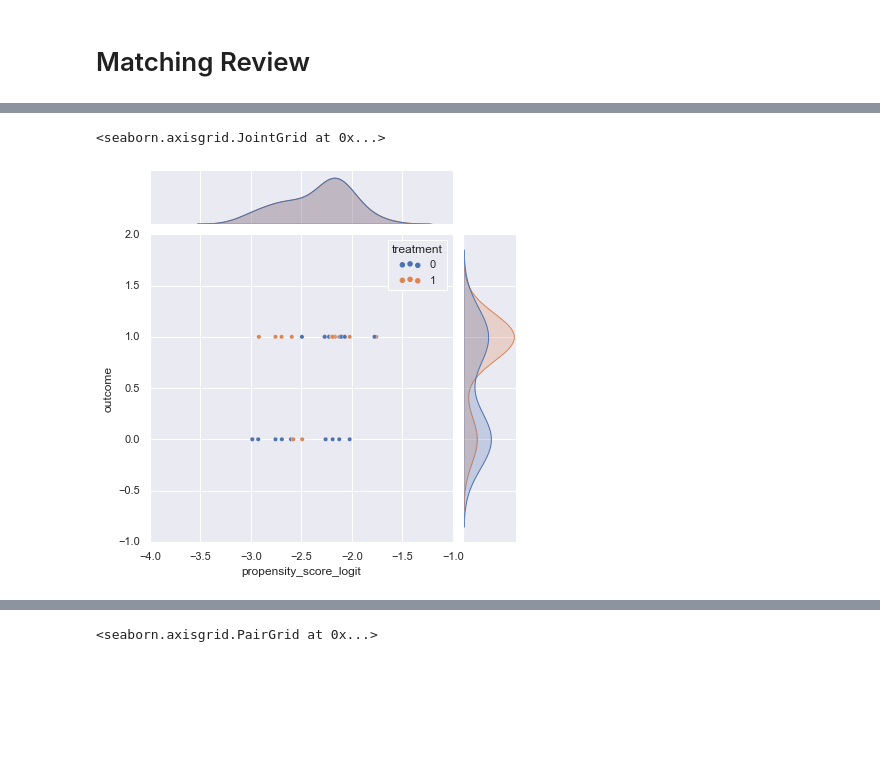
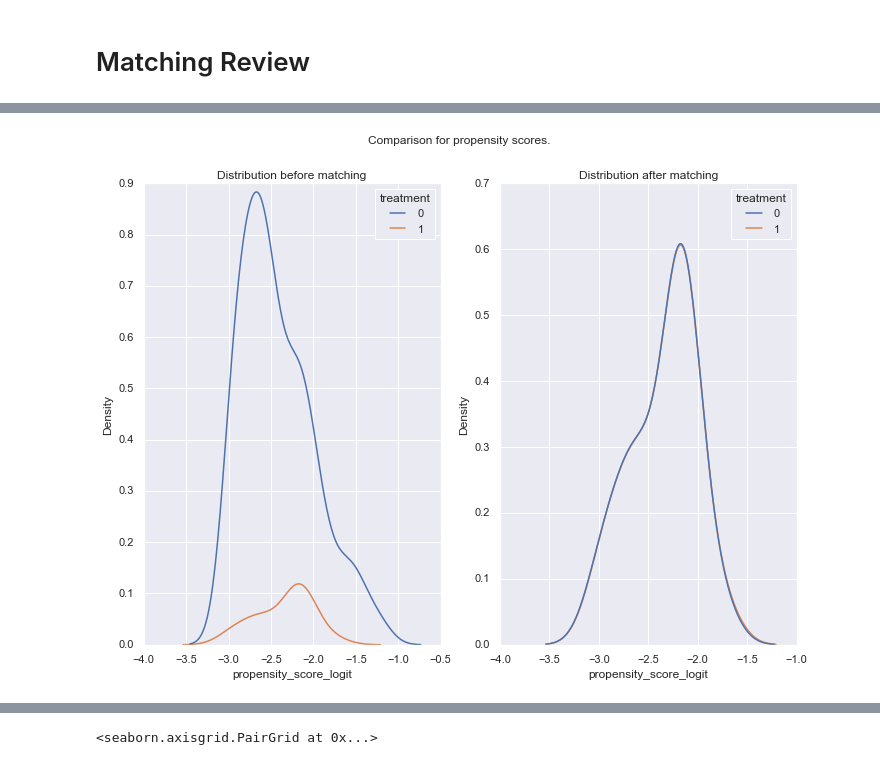
Before and after one commit to konosp/propensity-score-matching, a Jupyter notebook: propensity_score_matching_v2.ipynb, the cells around one changed output, grey strips where cells are left out. Cells and saved outputs as stored; diff of their text form; code cells hidden in the pictures; blank space fills up the shorter version.

```diff
--- a/propensity_score_matching_v2.ipynb
+++ b/propensity_score_matching_v2.ipynb
@@ -256,5 +255,8 @@ sns.jointplot(data = df_data, x = 'propensity_score_logit', y = 'outcome', hue =
-# %%
-sns.jointplot(data = matched_data, x = 'propensity_score_logit', y = 'outcome', hue = 'treatment')
-# %% [output]
-<seaborn.axisgrid.JointGrid at 0x...>
-[figure, removed]
+# %%
+fig, ax = plt.subplots(1,2)
+fig.suptitle('Comparison of propensity scores split by treatment status.')
+sns.kdeplot(data = df_data, x = 'propensity_score_logit', hue = 'treatment', ax = ax[0]).set(title='Distribution before matching')
+sns.kdeplot(data = matched_data, x = 'propensity_score_logit', hue = 'treatment',  ax = ax[1]).set(title='Distribution after matching')
+plt.show()
+# %% [output]
+[figure, added]
```
Also changed, not shown: parts of 13 cells of this notebook.
